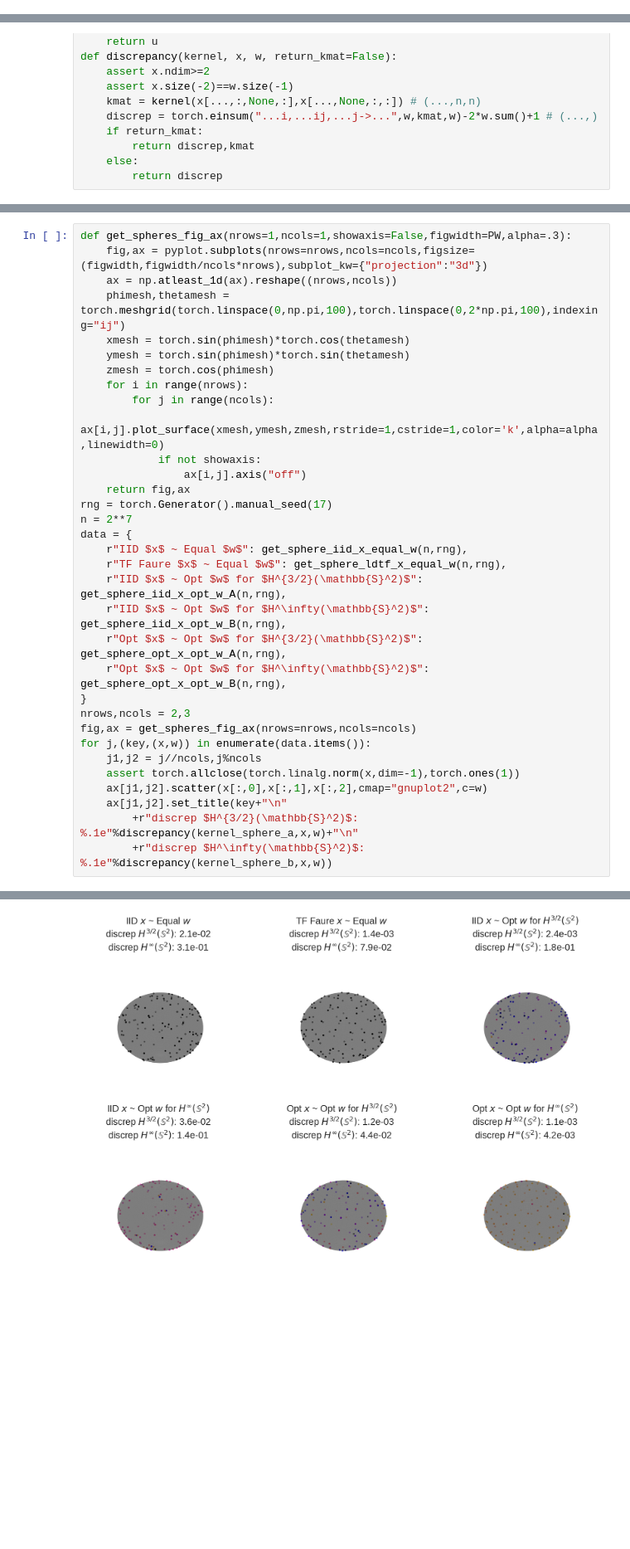
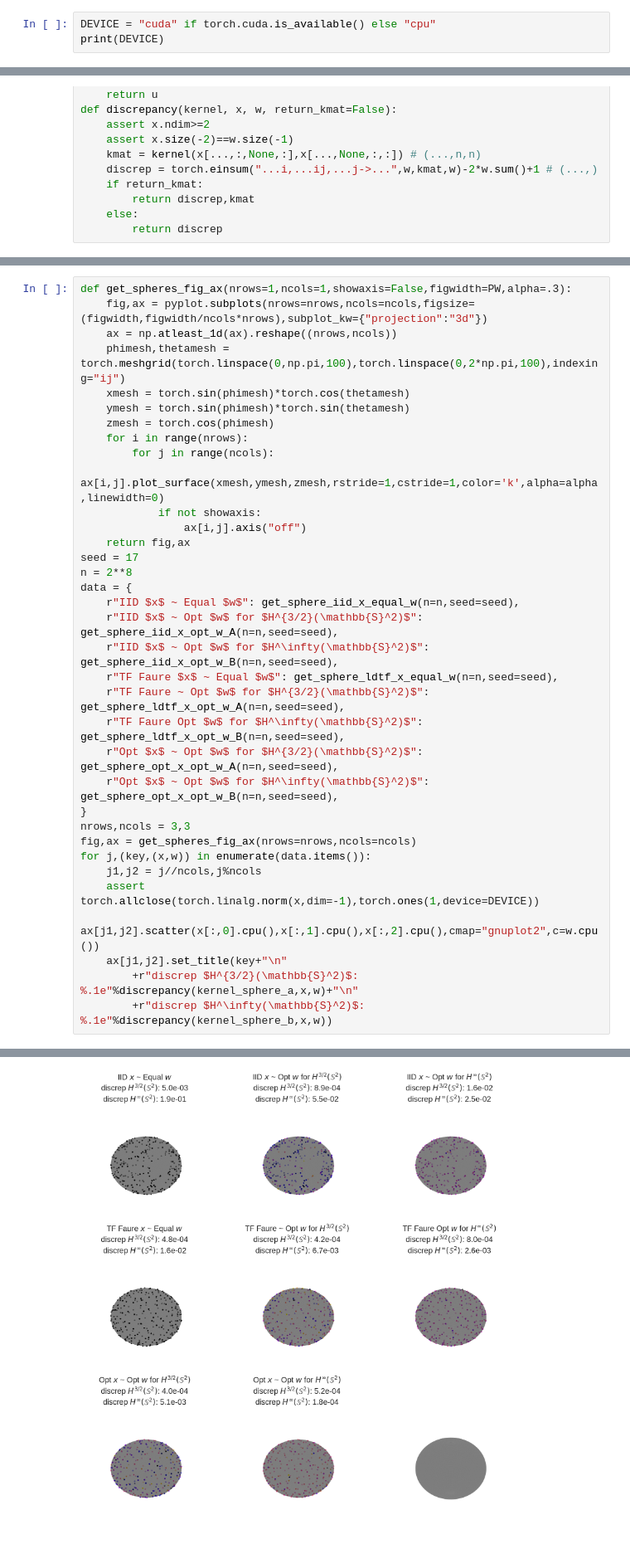
Before and after one commit to alegresor/rmatqmcpy, a Jupyter notebook: examples.ipynb, the cells around one changed output, grey strips where cells are left out. Shown at 83% size. Drawn from its saved outputs; the diff is of its cells as text; blank space fills up the shorter version.

```diff
--- a/examples.ipynb
+++ b/examples.ipynb
@@ -31,3 +31,6 @@ pyplot.rcParams['font.size'] = DEFAULTFONTSIZE
 pyplot.rcParams['lines.linewidth'] = 5
 pyplot.rcParams['lines.markersize'] = 15
 PW = 30 # inches
+# %%
+DEVICE = "cuda" if torch.cuda.is_available() else "cpu"
+print(DEVICE)
@@ -205,22 +208,24 @@ def get_spheres_fig_ax(nrows=1,ncols=1,showaxis=False,figwidth=PW,alpha=.3):
             if not showaxis:
                 ax[i,j].axis("off")
     return fig,ax
-rng = torch.Generator().manual_seed(17)
-n = 2**7
+seed = 17
+n = 2**8
 data = {
-    r"IID $x$ ~ Equal $w$": get_sphere_iid_x_equal_w(n,rng),
-    r"TF Faure $x$ ~ Equal $w$": get_sphere_ldtf_x_equal_w(n,rng),
-    r"IID $x$ ~ Opt $w$ for $H^{3/2}(\mathbb{S}^2)$": get_sphere_iid_x_opt_w_A(n,rng),
-    r"IID $x$ ~ Opt $w$ for $H^\infty(\mathbb{S}^2)$": get_sphere_iid_x_opt_w_B(n,rng),
-    r"Opt $x$ ~ Opt $w$ for $H^{3/2}(\mathbb{S}^2)$": get_sphere_opt_x_opt_w_A(n,rng),
-    r"Opt $x$ ~ Opt $w$ for $H^\infty(\mathbb{S}^2)$": get_sphere_opt_x_opt_w_B(n,rng),
+    r"IID $x$ ~ Equal $w$": get_sphere_iid_x_equal_w(n=n,seed=seed),
+    r"IID $x$ ~ Opt $w$ for $H^{3/2}(\mathbb{S}^2)$": get_sphere_iid_x_opt_w_A(n=n,seed=seed),
+    r"IID $x$ ~ Opt $w$ for $H^\infty(\mathbb{S}^2)$": get_sphere_iid_x_opt_w_B(n=n,seed=seed),
+    r"TF Faure $x$ ~ Equal $w$": get_sphere_ldtf_x_equal_w(n=n,seed=seed),
+    r"TF Faure ~ Opt $w$ for $H^{3/2}(\mathbb{S}^2)$": get_sphere_ldtf_x_opt_w_A(n=n,seed=seed),
+    r"TF Faure Opt $w$ for $H^\infty(\mathbb{S}^2)$": get_sphere_ldtf_x_opt_w_B(n=n,seed=seed),
+    r"Opt $x$ ~ Opt $w$ for $H^{3/2}(\mathbb{S}^2)$": get_sphere_opt_x_opt_w_A(n=n,seed=seed),
+    r"Opt $x$ ~ Opt $w$ for $H^\infty(\mathbb{S}^2)$": get_sphere_opt_x_opt_w_B(n=n,seed=seed),
 }
-nrows,ncols = 2,3
+nrows,ncols = 3,3
 fig,ax = get_spheres_fig_ax(nrows=nrows,ncols=ncols)
 for j,(key,(x,w)) in enumerate(data.items()):
     j1,j2 = j//ncols,j%ncols
-    assert torch.allclose(torch.linalg.norm(x,dim=-1),torch.ones(1))
-    ax[j1,j2].scatter(x[:,0],x[:,1],x[:,2],cmap="gnuplot2",c=w)
+    assert torch.allclose(torch.linalg.norm(x,dim=-1),torch.ones(1,device=DEVICE))
+    ax[j1,j2].scatter(x[:,0].cpu(),x[:,1].cpu(),x[:,2].cpu(),cmap="gnuplot2",c=w.cpu())
     ax[j1,j2].set_title(key+"\n"
         +r"discrep $H^{3/2}(\mathbb{S}^2)$: %.1e"%discrepancy(kernel_sphere_a,x,w)+"\n"
         +r"discrep $H^\infty(\mathbb{S}^2)$: %.1e"%discrepancy(kernel_sphere_b,x,w))
@@ -228 +250 @@ for j,(key,(x,w)) in enumerate(data.items()):
-[figure, old version]
+[figure, new version]
```
Also changed, not shown: parts of 5 cells of this notebook.
